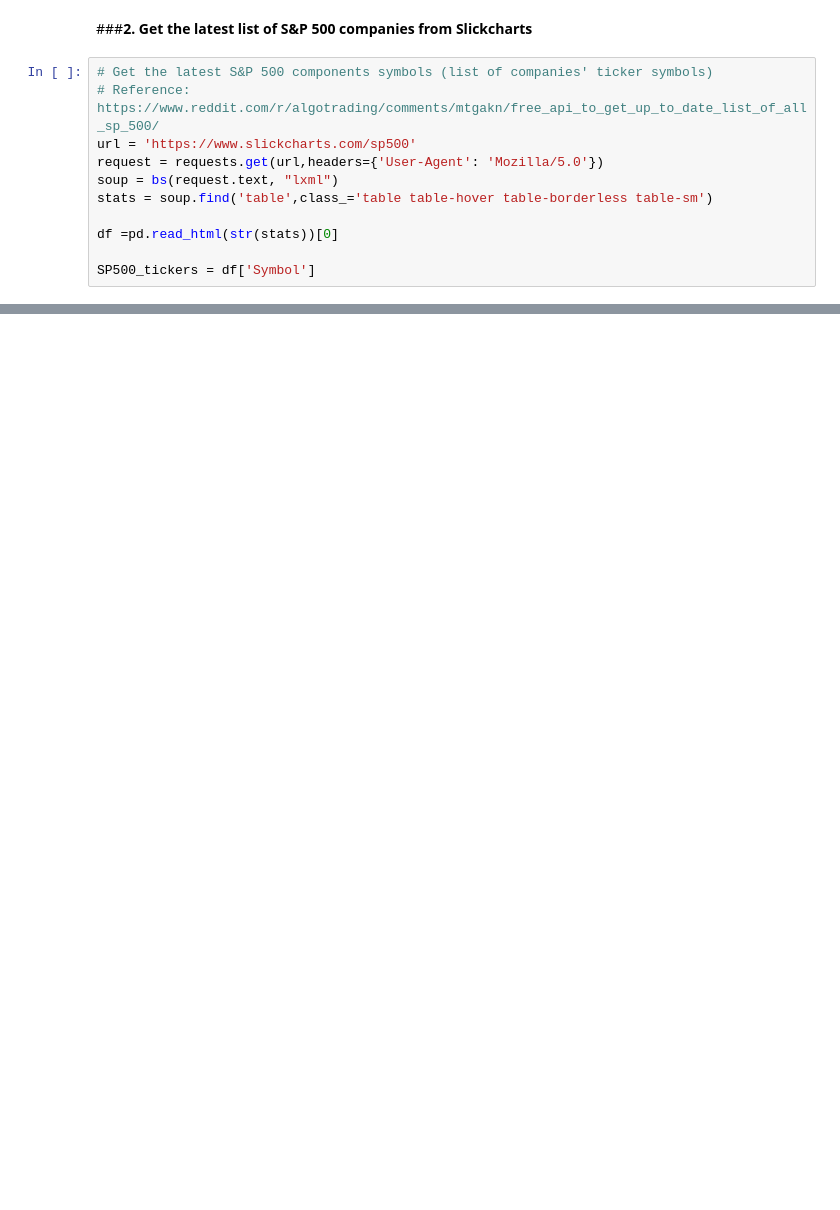
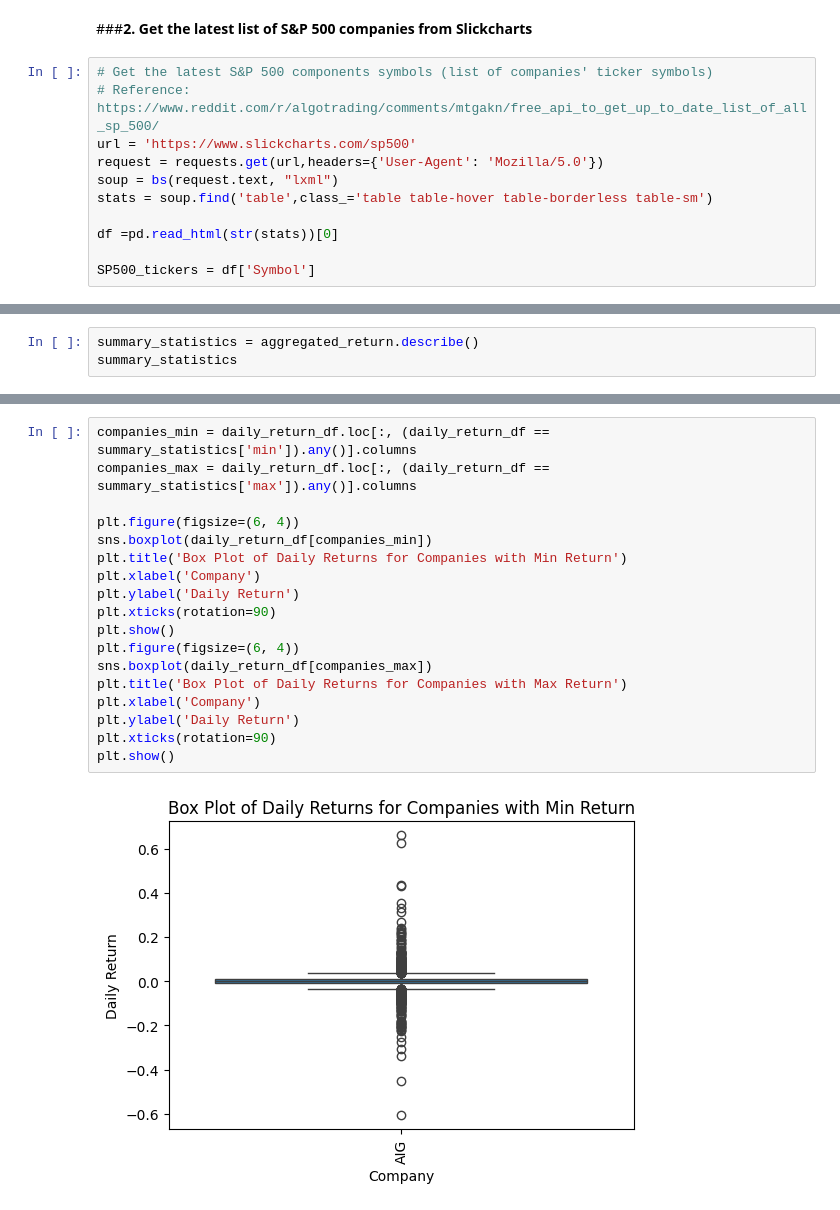
Before and after one commit to Hyshubham2504/Clustering-Based-Approach-as-an-Alternative-to-Industry-Classification, a Jupyter notebook: First_Approach.ipynb, the cells around one changed output, grey strips where cells are left out. Drawn from its saved outputs; the diff is of its cells as text; blank space fills up the shorter version.

```diff
--- a/First_Approach.ipynb
+++ b/First_Approach.ipynb
@@ -51,0 +171,3 @@ for ticker in SP500_tickers:
+# %%
+summary_statistics = aggregated_return.describe()
+summary_statistics
@@ -51,0 +184,20 @@ for ticker in SP500_tickers:
+# %%
+companies_min = daily_return_df.loc[:, (daily_return_df == summary_statistics['min']).any()].columns
+companies_max = daily_return_df.loc[:, (daily_return_df == summary_statistics['max']).any()].columns
+
+plt.figure(figsize=(6, 4))
+sns.boxplot(daily_return_df[companies_min])
+plt.title('Box Plot of Daily Returns for Companies with Min Return')
+plt.xlabel('Company')
+plt.ylabel('Daily Return')
+plt.xticks(rotation=90)
+plt.show()
+plt.figure(figsize=(6, 4))
+sns.boxplot(daily_return_df[companies_max])
+plt.title('Box Plot of Daily Returns for Companies with Max Return')
+plt.xlabel('Company')
+plt.ylabel('Daily Return')
+plt.xticks(rotation=90)
+plt.show()
+# %% [output]
+[figure, added]
```
Also changed, not shown: parts of 51 cells of this notebook.
